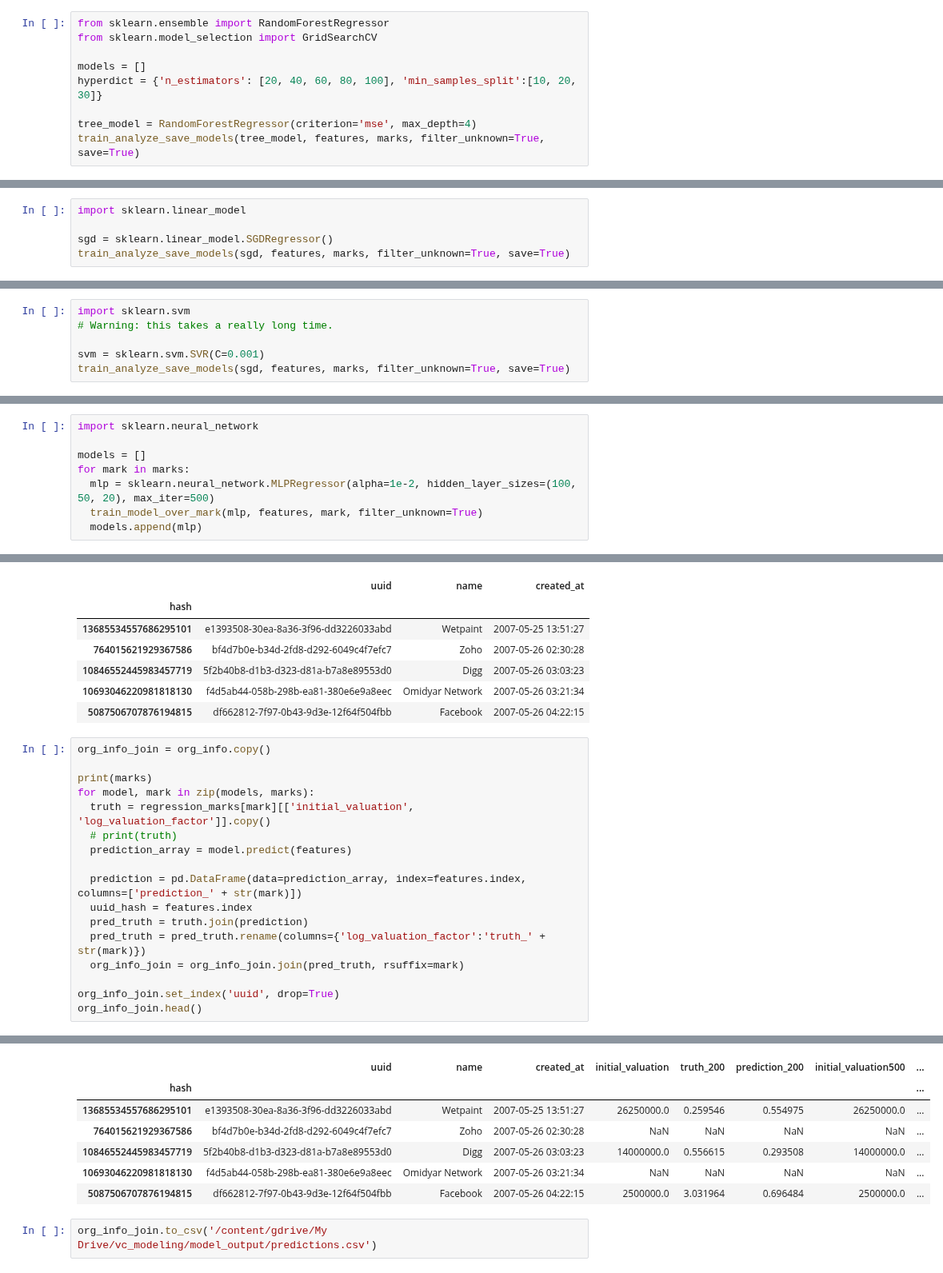
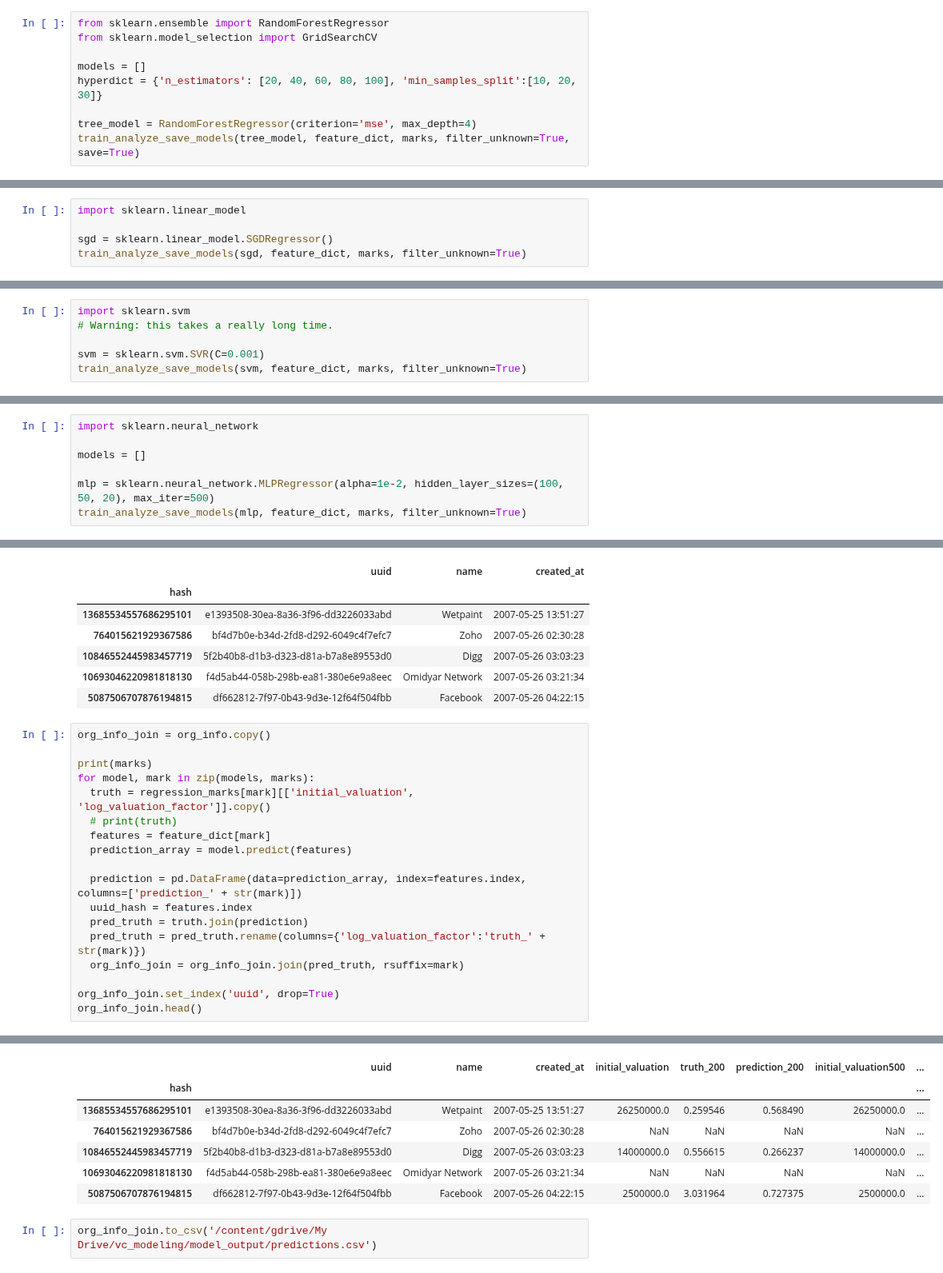
Before and after one commit to siddtheshah/vc_modeling, a Jupyter notebook: regressor_model.ipynb, the cells around one changed output, grey strips where cells are left out. Shown at 80% size. Drawn from its saved outputs; the diff is of its cells as text.

```diff
--- a/regressor_model.ipynb
+++ b/regressor_model.ipynb
@@ -431,7 +389,7 @@ models = []
 hyperdict = {'n_estimators': [20, 40, 60, 80, 100], 'min_samples_split':[10, 20, 30]}
 
 tree_model = RandomForestRegressor(criterion='mse', max_depth=4)
-train_analyze_save_models(tree_model, features, marks, filter_unknown=True, save=True)
+train_analyze_save_models(tree_model, feature_dict, marks, filter_unknown=True, save=True)
 # %% [output]
 RESULTS FOR 200 DAY MARK:
 
@@ -456,7 +414,7 @@ Trained on 39573 rows.
 import sklearn.linear_model
 
 sgd = sklearn.linear_model.SGDRegressor()
-train_analyze_save_models(sgd, features, marks, filter_unknown=True, save=True)
+train_analyze_save_models(sgd, feature_dict, marks, filter_unknown=True)
 # %% [output]
 RESULTS FOR 200 DAY MARK:
 
@@ -482,7 +440,7 @@ import sklearn.svm
 # Warning: this takes a really long time.
 
 svm = sklearn.svm.SVR(C=0.001)
-train_analyze_save_models(sgd, features, marks, filter_unknown=True, save=True)
+train_analyze_save_models(svm, feature_dict, marks, filter_unknown=True)
 # %% [output]
 RESULTS FOR 200 DAY MARK:
 
@@ -513,10 +471,9 @@ SGDRegressor(alpha=0.0001, average=False, early_stopping=False, epsilon=0.1,
 import sklearn.neural_network
 
 models = []
-for mark in marks:
-  mlp = sklearn.neural_network.MLPRegressor(alpha=1e-2, hidden_layer_sizes=(100, 50, 20), max_iter=500)
-  train_model_over_mark(mlp, features, mark, filter_unknown=True)
-  models.append(mlp)
+
+mlp = sklearn.neural_network.MLPRegressor(alpha=1e-2, hidden_layer_sizes=(100, 50, 20), max_iter=500)
+train_analyze_save_models(mlp, feature_dict, marks, filter_unknown=True)
 # %% [output]
 RESULTS FOR 200 DAY MARK:
 
@@ -581,29 +524,30 @@ org_info.head()
 # %%
 org_info_join = org_info.copy()
 
 print(marks)
 for model, mark in zip(models, marks):
   truth = regression_marks[mark][['initial_valuation', 'log_valuation_factor']].copy()
   # print(truth)
+  features = feature_dict[mark]
   prediction_array = model.predict(features)
 
   prediction = pd.DataFrame(data=prediction_array, index=features.index, columns=['prediction_' + str(mark)])
   uuid_hash = features.index
   pred_truth = truth.join(prediction)
   pred_truth = pred_truth.rename(columns={'log_valuation_factor':'truth_' + str(mark)})
   org_info_join = org_info_join.join(pred_truth, rsuffix=mark)
 
 org_info_join.set_index('uuid', drop=True)
 org_info_join.head()
 # %% [output]
 [200, 500, 1000, 2000]
 |  | uuid | name | created_at | initial_valuation | truth_200 | prediction_200 | initial_valuation500 | ... |
 | hash |  |  |  |  |  |  |  | ... |
-| 13685534557686295101 | e1393508-30ea-8a36-3f96-dd3226033abd | Wetpaint | 2007-05-25 13:51:27 | 26250000.0 | 0.259546 | 0.554975 | 26250000.0 | ... |
+| 13685534557686295101 | e1393508-30ea-8a36-3f96-dd3226033abd | Wetpaint | 2007-05-25 13:51:27 | 26250000.0 | 0.259546 | 0.568490 | 26250000.0 | ... |
 | 764015621929367586 | bf4d7b0e-b34d-2fd8-d292-6049c4f7efc7 | Zoho | 2007-05-26 02:30:28 | NaN | NaN | NaN | NaN | ... |
-| 10846552445983457719 | 5f2b40b8-d1b3-d323-d81a-b7a8e89553d0 | Digg | 2007-05-26 03:03:23 | 14000000.0 | 0.556615 | 0.293508 | 14000000.0 | ... |
+| 10846552445983457719 | 5f2b40b8-d1b3-d323-d81a-b7a8e89553d0 | Digg | 2007-05-26 03:03:23 | 14000000.0 | 0.556615 | 0.266237 | 14000000.0 | ... |
 | 10693046220981818130 | f4d5ab44-058b-298b-ea81-380e6e9a8eec | Omidyar Network | 2007-05-26 03:21:34 | NaN | NaN | NaN | NaN | ... |
-| 5087506707876194815 | df662812-7f97-0b43-9d3e-12f64f504fbb | Facebook | 2007-05-26 04:22:15 | 2500000.0 | 3.031964 | 0.696484 | 2500000.0 | ... |
+| 5087506707876194815 | df662812-7f97-0b43-9d3e-12f64f504fbb | Facebook | 2007-05-26 04:22:15 | 2500000.0 | 3.031964 | 0.727375 | 2500000.0 | ... |
 # %%
 org_info_join.to_csv('/content/gdrive/My Drive/vc_modeling/model_output/predictions.csv')
 # %% [markdown]
```
Also changed, not shown: parts of 26 cells of this notebook.
